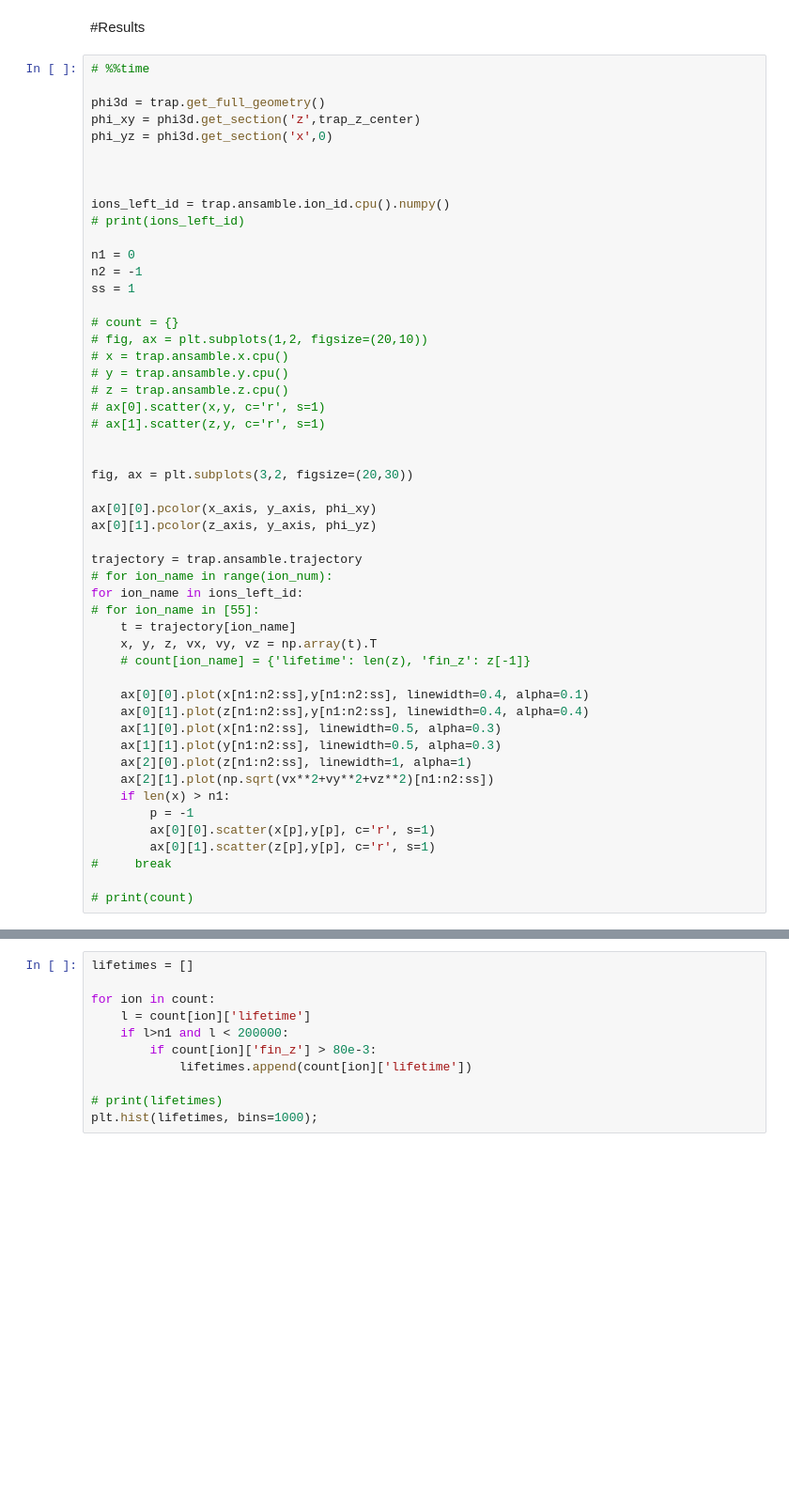
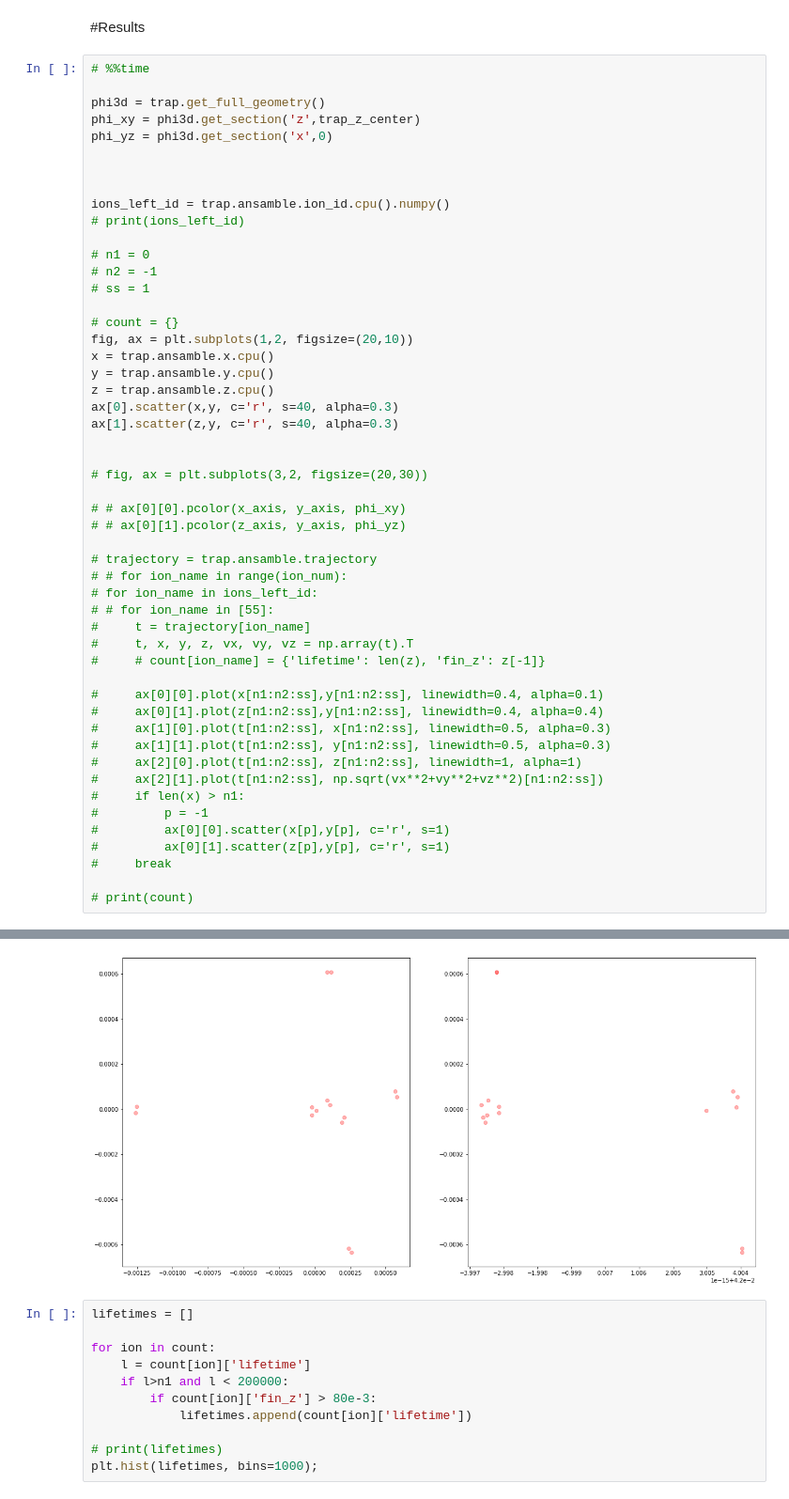
Before and after one commit to 481516/Trap_sim, a Jupyter notebook: Trap_simulation_structured.ipynb, the cells around one changed output, grey strips where cells are left out. Shown at 94% size. Drawn from its saved outputs; the diff is of its cells as text; blank space fills up the shorter version.

```diff
--- a/Trap_simulation_structured.ipynb
+++ b/Trap_simulation_structured.ipynb
@@ -1031,42 +1123,43 @@ phi_yz = phi3d.get_section('x',0)
 ions_left_id = trap.ansamble.ion_id.cpu().numpy()
 # print(ions_left_id)
 
-n1 = 0
-n2 = -1
-ss = 1
+# n1 = 0
+# n2 = -1
+# ss = 1
 
 # count = {}
-# fig, ax = plt.subplots(1,2, figsize=(20,10))
-# x = trap.ansamble.x.cpu()
-# y = trap.ansamble.y.cpu()
-# z = trap.ansamble.z.cpu()
-# ax[0].scatter(x,y, c='r', s=1)
-# ax[1].scatter(z,y, c='r', s=1)
+fig, ax = plt.subplots(1,2, figsize=(20,10))
+x = trap.ansamble.x.cpu()
+y = trap.ansamble.y.cpu()
+z = trap.ansamble.z.cpu()
+ax[0].scatter(x,y, c='r', s=40, alpha=0.3)
+ax[1].scatter(z,y, c='r', s=40, alpha=0.3)
 
 
-fig, ax = plt.subplots(3,2, figsize=(20,30))
+# fig, ax = plt.subplots(3,2, figsize=(20,30))
 
-ax[0][0].pcolor(x_axis, y_axis, phi_xy)
-ax[0][1].pcolor(z_axis, y_axis, phi_yz)
+# # ax[0][0].pcolor(x_axis, y_axis, phi_xy)
+# # ax[0][1].pcolor(z_axis, y_axis, phi_yz)
 
-trajectory = trap.ansamble.trajectory
-# for ion_name in range(ion_num):
-for ion_name in ions_left_id:
-# for ion_name in [55]:
-    t = trajectory[ion_name]
-    x, y, z, vx, vy, vz = np.array(t).T
-    # count[ion_name] = {'lifetime': len(z), 'fin_z': z[-1]}
+# trajectory = trap.ansamble.trajectory
+# # for ion_name in range(ion_num):
+# for ion_name in ions_left_id:
+# # for ion_name in [55]:
+#     t = trajectory[ion_name]
+#     t, x, y, z, vx, vy, vz = np.array(t).T
+#     # count[ion_name] = {'lifetime': len(z), 'fin_z': z[-1]}
 
-    ax[0][0].plot(x[n1:n2:ss],y[n1:n2:ss], linewidth=0.4, alpha=0.1)
-    ax[0][1].plot(z[n1:n2:ss],y[n1:n2:ss], linewidth=0.4, alpha=0.4)
-    ax[1][0].plot(x[n1:n2:ss], linewidth=0.5, alpha=0.3)
-    ax[1][1].plot(y[n1:n2:ss], linewidth=0.5, alpha=0.3)
-    ax[2][0].plot(z[n1:n2:ss], linewidth=1, alpha=1)
-    ax[2][1].plot(np.sqrt(vx**2+vy**2+vz**2)[n1:n2:ss])
-    if len(x) > n1:
-        p = -1
-        ax[0][0].scatter(x[p],y[p], c='r', s=1)
-        ax[0][1].scatter(z[p],y[p], c='r', s=1)
+#     ax[0][0].plot(x[n1:n2:ss],y[n1:n2:ss], linewidth=0.4, alpha=0.1)
+#     ax[0][1].plot(z[n1:n2:ss],y[n1:n2:ss], linewidth=0.4, alpha=0.4)
+#     ax[1][0].plot(t[n1:n2:ss], x[n1:n2:ss], linewidth=0.5, alpha=0.3)
+#     ax[1][1].plot(t[n1:n2:ss], y[n1:n2:ss], linewidth=0.5, alpha=0.3)
+#     ax[2][0].plot(t[n1:n2:ss], z[n1:n2:ss], linewidth=1, alpha=1)
+#     ax[2][1].plot(t[n1:n2:ss], np.sqrt(vx**2+vy**2+vz**2)[n1:n2:ss])
+#     if len(x) > n1:
+#         p = -1
+#         ax[0][0].scatter(x[p],y[p], c='r', s=1)
+#         ax[0][1].scatter(z[p],y[p], c='r', s=1)
 #     break
 
 # print(count)
+# %% [output]
@@ -1073,3 +1167,4 @@ for ion_name in ions_left_id:
+[figure, added]
 # %%
 lifetimes = []
 
```
Also changed, not shown: parts of 10 cells of this notebook.
